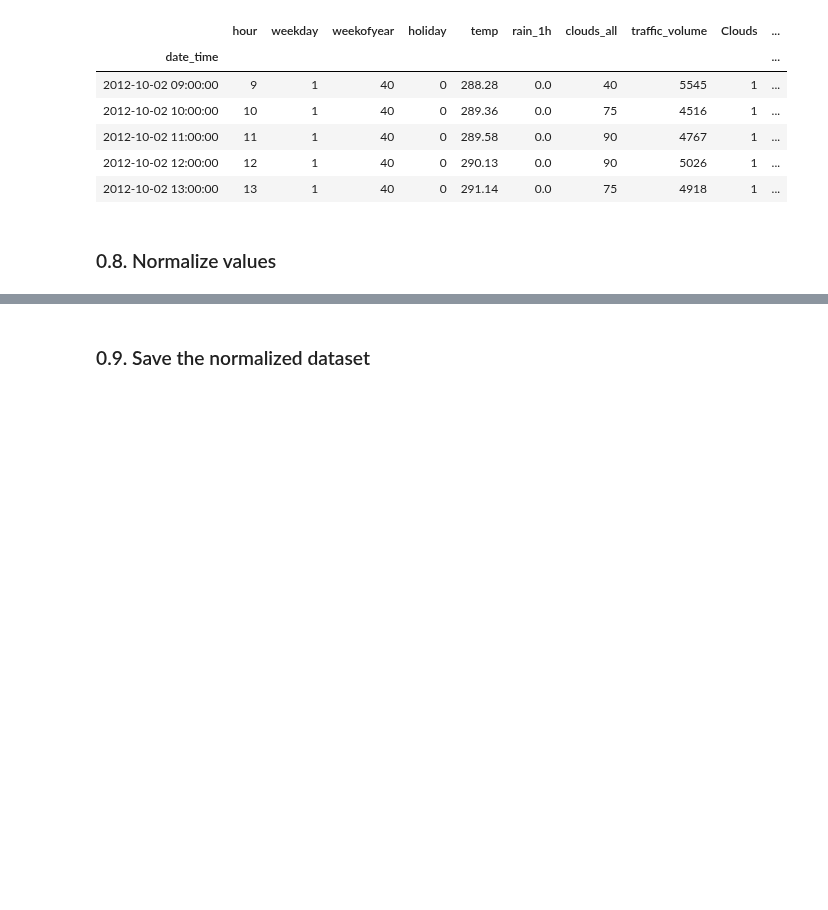
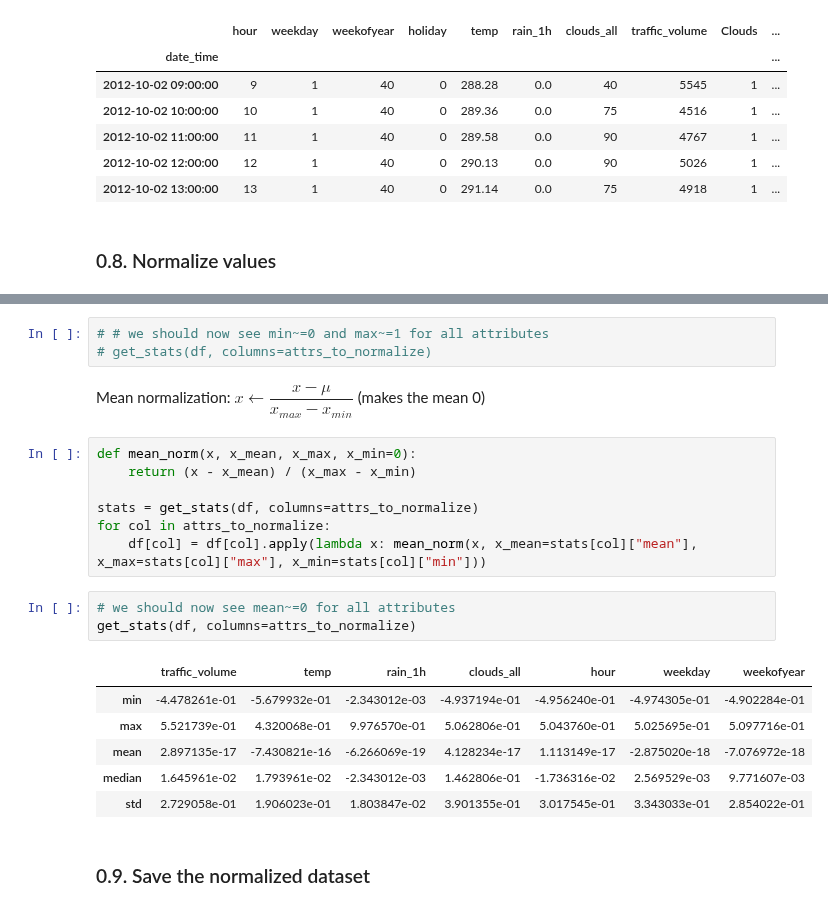
Before and after one commit to laurelkeys/machine-learning, a Jupyter notebook: assignment-1/Assignment1.ipynb, the cells around one changed output, grey strips where cells are left out. Saved outputs shown, nothing was run; the diff lists cells and outputs as text; blank space fills up the shorter version.

```diff
--- a/assignment-1/Assignment1.ipynb
+++ b/assignment-1/Assignment1.ipynb
@@ -590,3 +588,25 @@ data
+# %%
+# # we should now see min~=0 and max~=1 for all attributes
+# get_stats(df, columns=attrs_to_normalize)
+# %% [markdown]
+Mean normalization: $ x \leftarrow \dfrac{x - \mu}{x_{max} - x_{min}}$ (makes the mean 0)
+# %%
+def mean_norm(x, x_mean, x_max, x_min=0):
+    return (x - x_mean) / (x_max - x_min)
+
+stats = get_stats(df, columns=attrs_to_normalize)
+for col in attrs_to_normalize:
+    df[col] = df[col].apply(lambda x: mean_norm(x, x_mean=stats[col]["mean"], x_max=stats[col]["max"], x_min=stats[col]["min"]))
+# %%
+# we should now see mean~=0 for all attributes
+get_stats(df, columns=attrs_to_normalize)
+# %% [output]
+|  | traffic_volume | temp | rain_1h | clouds_all | hour | weekday | weekofyear |
+| min | -4.478261e-01 | -5.679932e-01 | -2.343012e-03 | -4.937194e-01 | -4.956240e-01 | -4.974305e-01 | -4.902284e-01 |
+| max | 5.521739e-01 | 4.320068e-01 | 9.976570e-01 | 5.062806e-01 | 5.043760e-01 | 5.025695e-01 | 5.097716e-01 |
+| mean | 2.897135e-17 | -7.430821e-16 | -6.266069e-19 | 4.128234e-17 | 1.113149e-17 | -2.875020e-18 | -7.076972e-18 |
+| median | 1.645961e-02 | 1.793961e-02 | -2.343012e-03 | 1.462806e-01 | -1.736316e-02 | 2.569529e-03 | 9.771607e-03 |
+| std | 2.729058e-01 | 1.906023e-01 | 1.803847e-02 | 3.901355e-01 | 3.017545e-01 | 3.343033e-01 | 2.854022e-01 |
 # %% [markdown]
 ### 0.9. Save the normalized dataset
 # %% [markdown]
```
Also changed, not shown: parts of 20 cells of this notebook.
